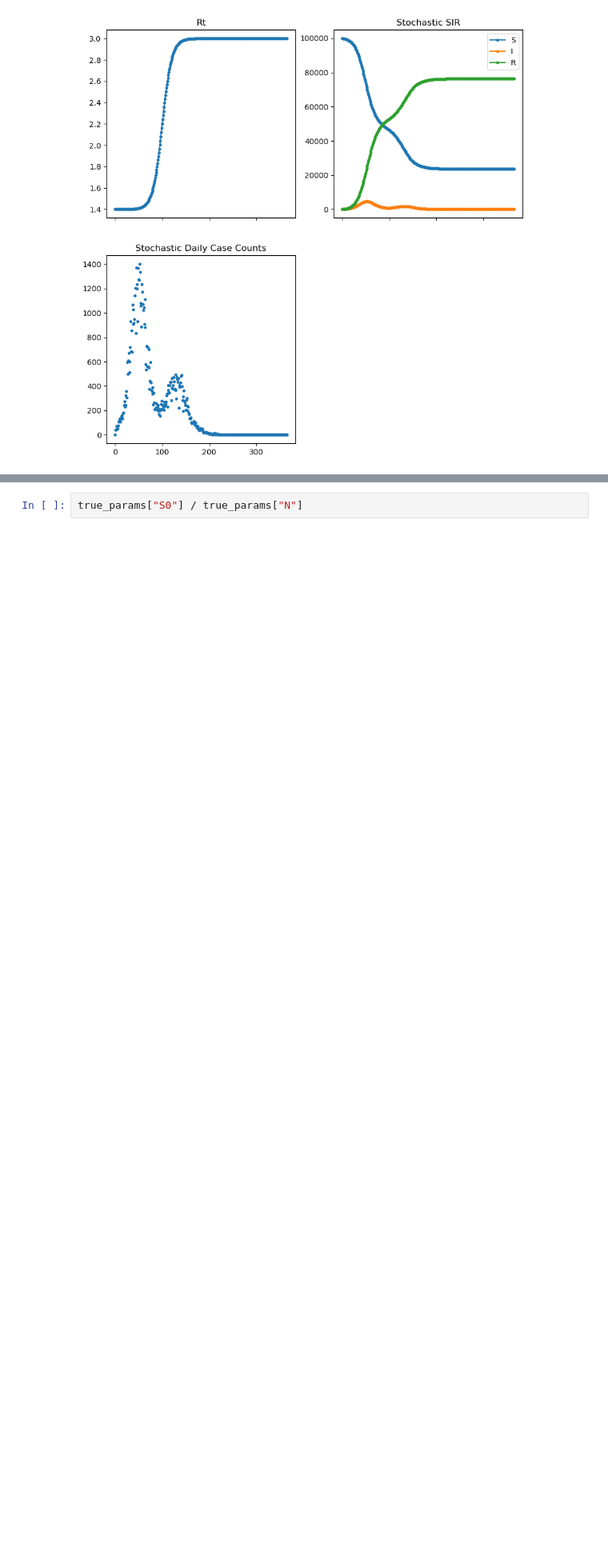
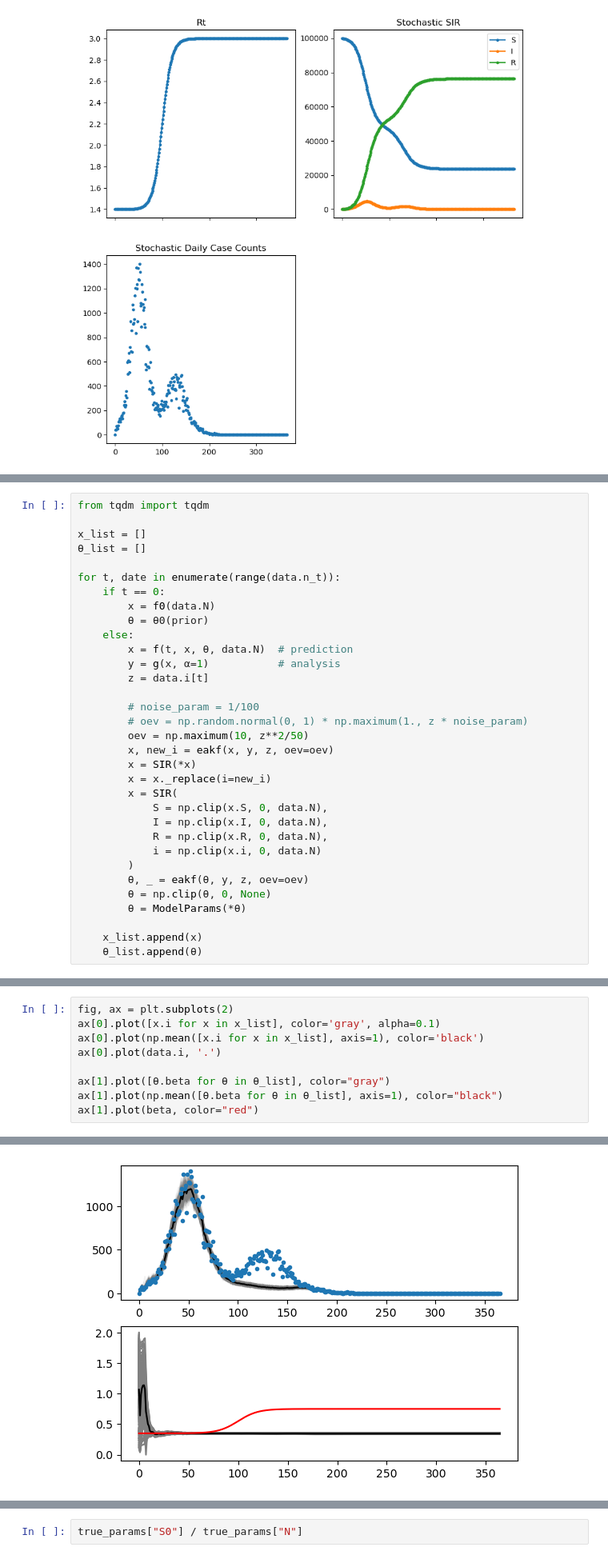
Before and after one commit to hwunrow/epykalman, a Jupyter notebook: src/rt_kalman_filter.ipynb, the cells around one changed output, grey strips where cells are left out. Shown at 80% size. Drawn from its saved outputs; the diff is of its cells as text; blank space fills up the shorter version.

```diff
--- a/src/rt_kalman_filter.ipynb
+++ b/src/rt_kalman_filter.ipynb
@@ -42,0 +246,33 @@ data.plot_all()
+# %%
+from tqdm import tqdm
+
+x_list = []
+θ_list = []
+
+for t, date in enumerate(range(data.n_t)):
+    if t == 0:
+        x = f0(data.N)
+        θ = θ0(prior)
+    else:
+        x = f(t, x, θ, data.N)  # prediction
+        y = g(x, α=1)           # analysis
+        z = data.i[t]
+
+        # noise_param = 1/100
+        # oev = np.random.normal(0, 1) * np.maximum(1., z * noise_param)
+        oev = np.maximum(10, z**2/50)
+        x, new_i = eakf(x, y, z, oev=oev)
+        x = SIR(*x)
+        x = x._replace(i=new_i)
+        x = SIR(
+            S = np.clip(x.S, 0, data.N),
+            I = np.clip(x.I, 0, data.N),
+            R = np.clip(x.R, 0, data.N),
+            i = np.clip(x.i, 0, data.N)
+        )
+        θ, _ = eakf(θ, y, z, oev=oev)
+        θ = np.clip(θ, 0, None)
+        θ = ModelParams(*θ)
+
+    x_list.append(x)
+    θ_list.append(θ)
@@ -42,0 +359,10 @@ data.plot_all()
+# %%
+fig, ax = plt.subplots(2)
+ax[0].plot([x.i for x in x_list], color='gray', alpha=0.1)
+ax[0].plot(np.mean([x.i for x in x_list], axis=1), color='black')
+ax[0].plot(data.i, '.')
+
+ax[1].plot([θ.beta for θ in θ_list], color="gray")
+ax[1].plot(np.mean([θ.beta for θ in θ_list], axis=1), color="black")
+ax[1].plot(beta, color="red")
+# %% [output]
@@ -42,0 +370 @@ data.plot_all()
+[figure, added]
```
Also changed, not shown: parts of 71 cells of this notebook.
